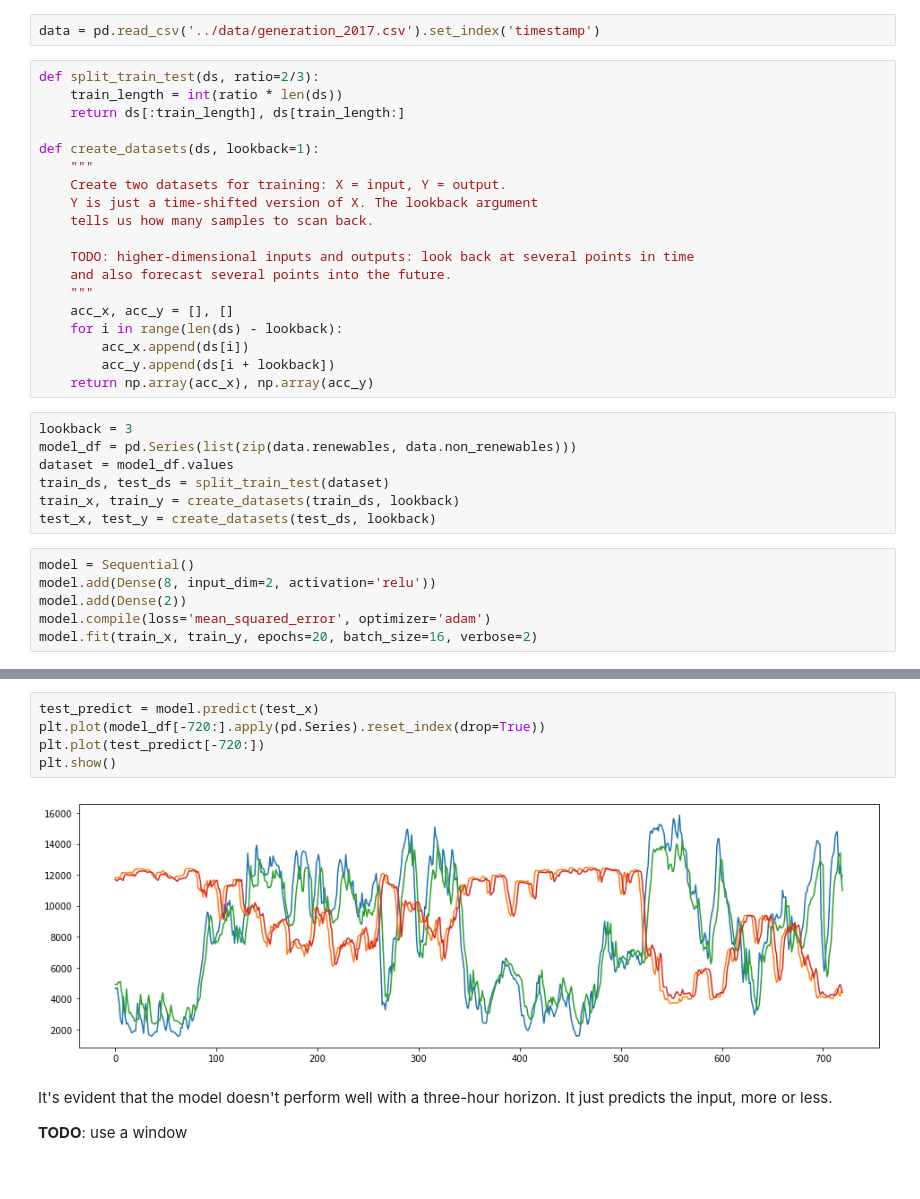
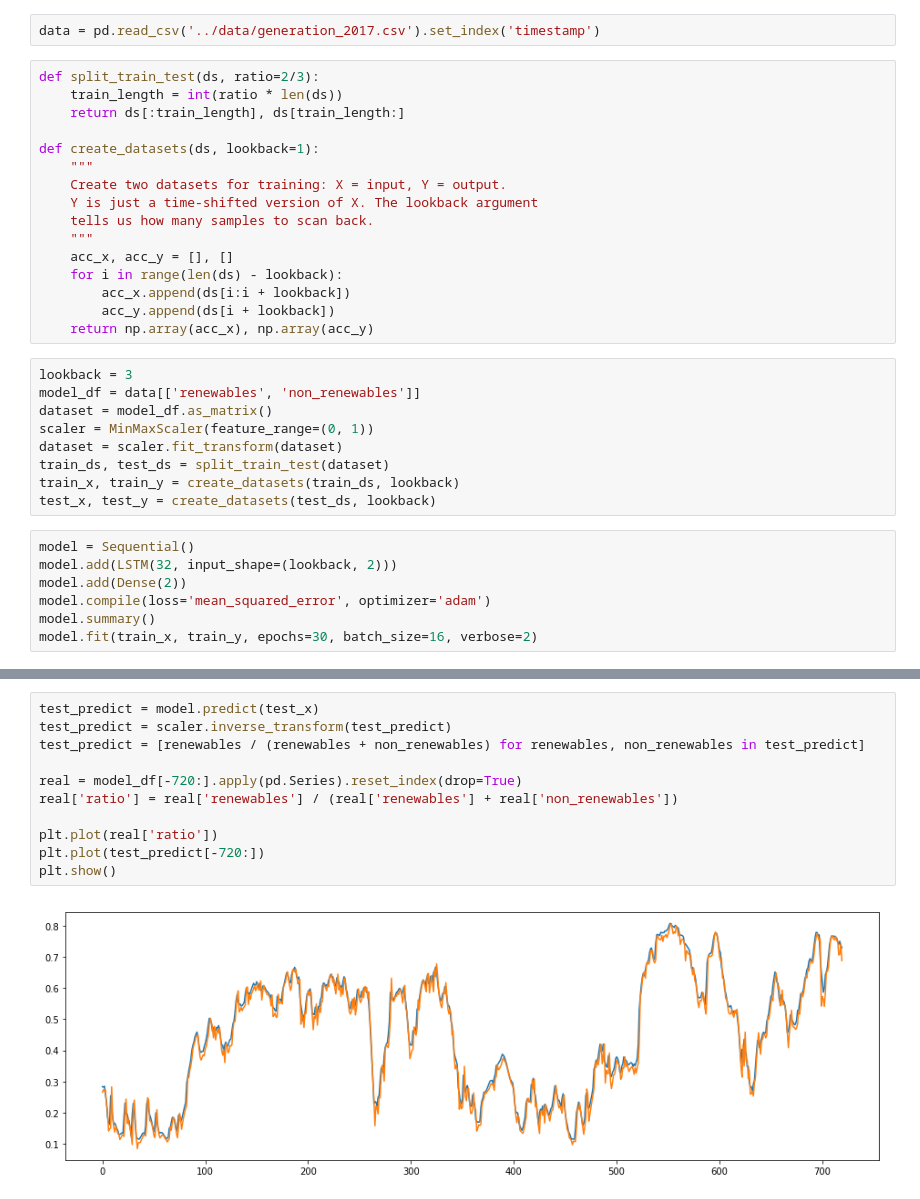
Before and after one commit to jstaffans/renewables, a Jupyter notebook: notebooks/Renewables.ipynb, the cells around one changed output, grey strips where cells are left out. Saved outputs shown, nothing was run; the diff lists cells and outputs as text.

Commit message:
Use LSTM

```diff
--- a/notebooks/Renewables.ipynb
+++ b/notebooks/Renewables.ipynb
@@ -25,26 +28,26 @@ def create_datasets(ds, lookback=1):
     Create two datasets for training: X = input, Y = output.
     Y is just a time-shifted version of X. The lookback argument
     tells us how many samples to scan back.
-
-    TODO: higher-dimensional inputs and outputs: look back at several points in time
-    and also forecast several points into the future.
     """
     acc_x, acc_y = [], []
     for i in range(len(ds) - lookback):
-        acc_x.append(ds[i])
+        acc_x.append(ds[i:i + lookback])
         acc_y.append(ds[i + lookback])
     return np.array(acc_x), np.array(acc_y)
 # %%
 lookback = 3
-model_df = pd.Series(list(zip(data.renewables, data.non_renewables)))
-dataset = model_df.values
+model_df = data[['renewables', 'non_renewables']]
+dataset = model_df.as_matrix()
+scaler = MinMaxScaler(feature_range=(0, 1))
+dataset = scaler.fit_transform(dataset)
 train_ds, test_ds = split_train_test(dataset)
 train_x, train_y = create_datasets(train_ds, lookback)
 test_x, test_y = create_datasets(test_ds, lookback)
 # %%
 model = Sequential()
-model.add(Dense(8, input_dim=2, activation='relu'))
+model.add(LSTM(32, input_shape=(lookback, 2)))
 model.add(Dense(2))
 model.compile(loss='mean_squared_error', optimizer='adam')
-model.fit(train_x, train_y, epochs=20, batch_size=16, verbose=2)
+model.summary()
+model.fit(train_x, train_y, epochs=30, batch_size=16, verbose=2)
 # %% [output]
@@ -77,11 +80,13 @@ Test Score: 1.4e+06 MSE (1.2e+03 RMSE)
 # %%
 test_predict = model.predict(test_x)
-plt.plot(model_df[-720:].apply(pd.Series).reset_index(drop=True))
+test_predict = scaler.inverse_transform(test_predict)
+test_predict = [renewables / (renewables + non_renewables) for renewables, non_renewables in test_predict]
+
+real = model_df[-720:].apply(pd.Series).reset_index(drop=True)
+real['ratio'] = real['renewables'] / (real['renewables'] + real['non_renewables'])
+
+plt.plot(real['ratio'])
 plt.plot(test_predict[-720:])
 plt.show()
 # %% [output]
-[figure, old version]
+[figure, new version]
-# %% [markdown]
-It's evident that the model doesn't perform well with a three-hour horizon. It just predicts the input, more or less.
-
-**TODO**: use a window
```
Also changed, not shown: parts of 7 cells of this notebook.
